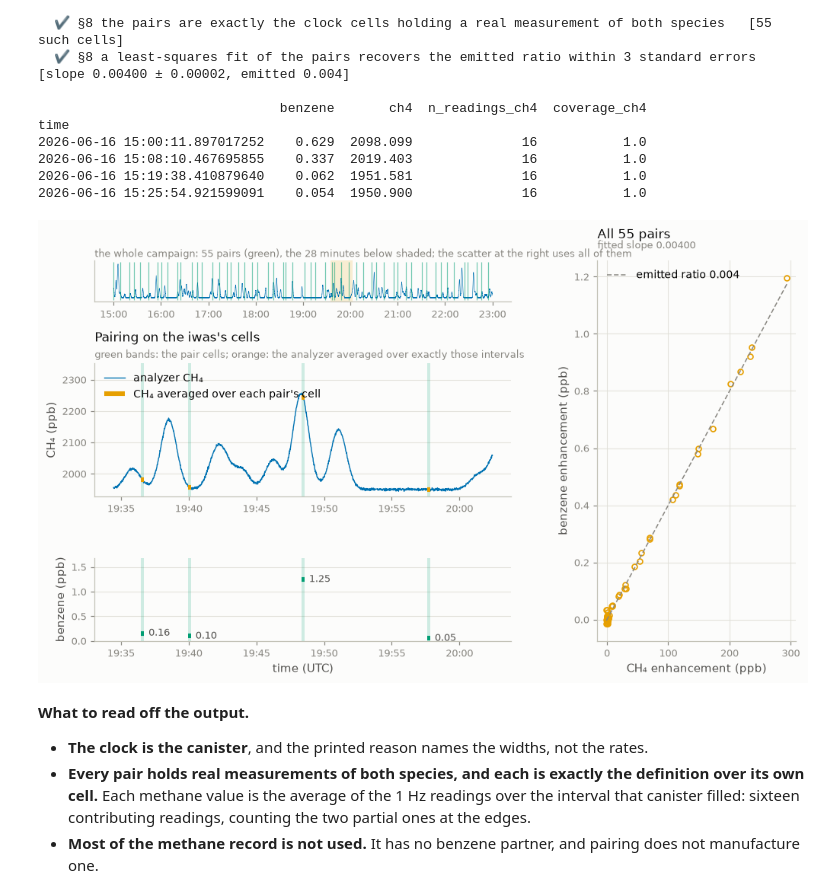
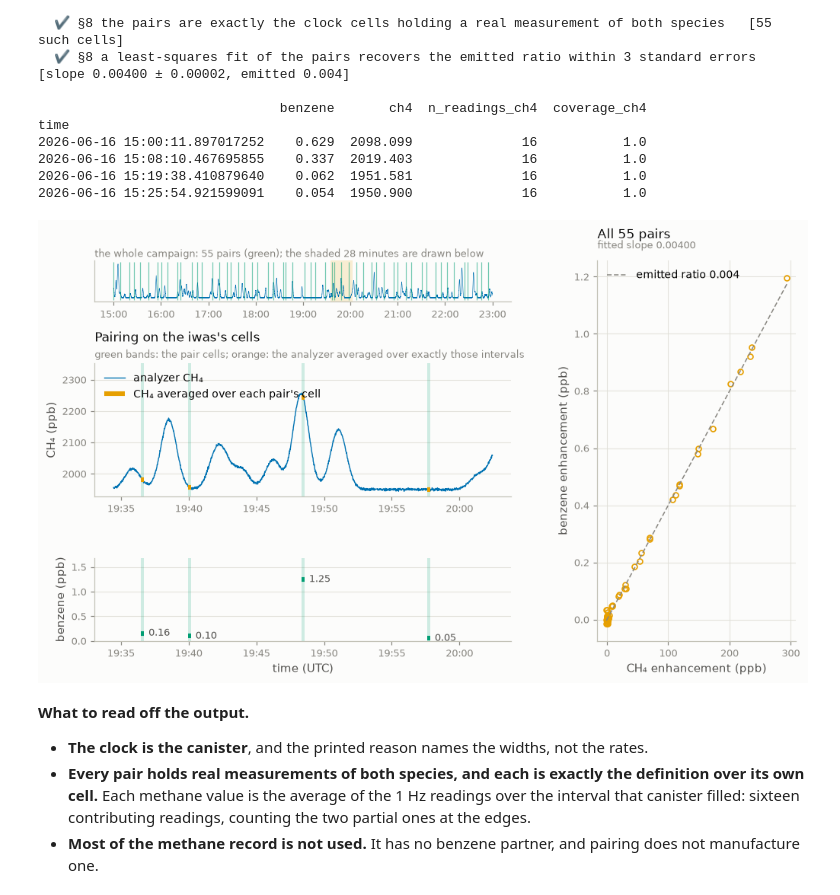
Before and after one commit to agmeyer4/tsara, a Jupyter notebook: examples/notebooks/04_alignment_walkthrough.ipynb, the cells around one changed output. Drawn from its saved outputs; the diff is of its cells as text; code cells hidden in the pictures.

```diff
--- a/examples/notebooks/04_alignment_walkthrough.ipynb
+++ b/examples/notebooks/04_alignment_walkthrough.ipynb
@@ -3129,11 +3129,13 @@ all0, all1 = bounds_of(pairs)
 axo.vlines(all0 + (all1 - all0) / 2, *axo.get_ylim(), color=C3, lw=0.8, alpha=0.55)
 axo.axvspan(span[0], span[1], color=C2, alpha=0.16, lw=0)
 axo.set_yticks([])
+# The caption must fit the strip: it is drawn at the strip's left edge and a
+# longer one runs under the right panel's title.
 finish(
     axo,
     None,
-    f"the whole campaign: {paired.n_pairs} pairs (green), the {(span[1] - span[0]).seconds // 60} "
-    "minutes below shaded; the scatter at the right uses all of them",
+    f"the whole campaign: {paired.n_pairs} pairs (green); "
+    f"the shaded {(span[1] - span[0]).seconds // 60} minutes are drawn below",
     None,
     None,
     grid_axis=None,
@@ -3155,34 +3157,34 @@ finish(
     loc="upper left",
 )
 axb.hlines(near["benzene"].values, f0, f1, color=C3, lw=4.0)
 for x0, x1, b in zip(f0, f1, near["benzene"].values):
     axb.text(x0 + (x1 - x0) / 2, b, f"  {b:.2f}", va="center", ha="left", fontsize=8.2, color=INK2)
 axb.set_ylim(0, float(np.nanmax(near["benzene"].values)) * 1.35)
 finish(axb, None, None, "benzene (ppb)", "time (UTC)")
 hhmm(axb)
 axs.plot(x, y, "o", color=C2, ms=4.5, mfc="none", mew=1.1)
 line = np.linspace(min(0.0, np.nanmin(x)), np.nanmax(x), 10)
 axs.plot(
     line,
     TRUE_RATIO * line,
     color=MUTED,
     lw=1.0,
     ls=(0, (4, 2)),
     label=f"emitted ratio {TRUE_RATIO}",
 )
 finish(
     axs,
     f"All {paired.n_pairs} pairs",
     f"fitted slope {slope:.5f}",
     "benzene enhancement (ppb)",
     "CH₄ enhancement (ppb)",
     legend=True,
     loc="upper left",
     grid_axis="both",
 )
 plt.show()
 # %% [output]
-[figure, old version]
+[figure, new version]
 # %% [markdown]
 **What to read off the output.**
 
```
Also changed, not shown: parts of 10 cells of this notebook.
